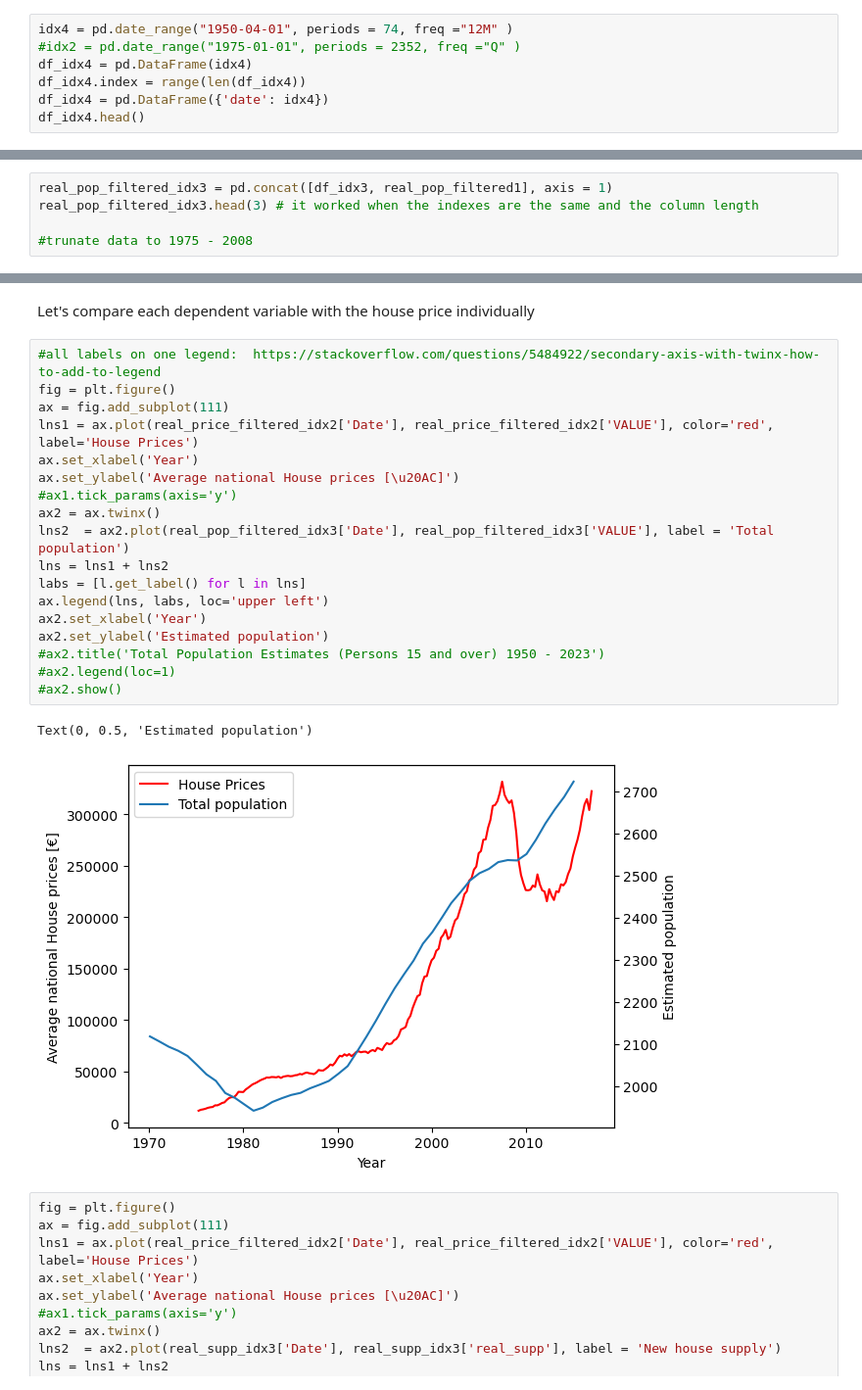
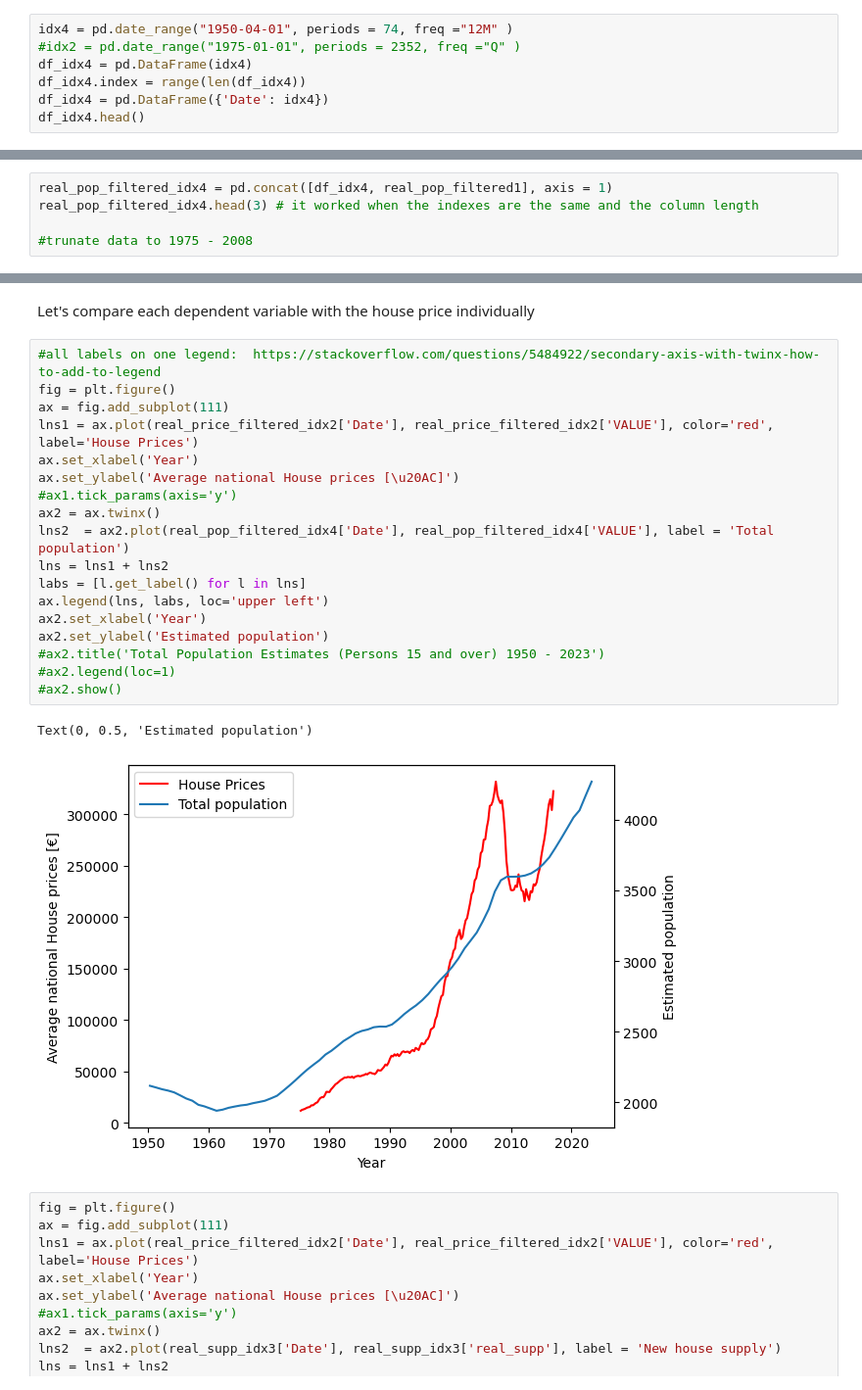
Before and after one commit to shanekeenan/prog_data_analysis, a Jupyter notebook: project1/project1.ipynb, the cells around one changed output, grey strips where cells are left out. Shown at 98% size. Drawn from its saved outputs; the diff is of its cells as text.

```diff
--- a/project1/project1.ipynb
+++ b/project1/project1.ipynb
@@ -297,6 +358,6 @@ idx4 = pd.date_range("1950-04-01", periods = 74, freq ="12M" )
 #idx2 = pd.date_range("1975-01-01", periods = 2352, freq ="Q" )
 df_idx4 = pd.DataFrame(idx4)
 df_idx4.index = range(len(df_idx4))
-df_idx4 = pd.DataFrame({'date': idx4})
+df_idx4 = pd.DataFrame({'Date': idx4})
 df_idx4.head()
 # %% [output]
@@ -307,8 +368,8 @@ df_idx4.head()
 | 3 | 1953-04-30 |
 | 4 | 1954-04-30 |
 # %%
-real_pop_filtered_idx3 = pd.concat([df_idx3, real_pop_filtered1], axis = 1)
-real_pop_filtered_idx3.head(3) # it worked when the indexes are the same and the column length
+real_pop_filtered_idx4 = pd.concat([df_idx4, real_pop_filtered1], axis = 1)
+real_pop_filtered_idx4.head(3) # it worked when the indexes are the same and the column length
 
 #trunate data to 1975 - 2008
 # %% [output]
@@ -429,24 +491,24 @@ Let's compare each dependent variable with the house price individually
 # %%
 #all labels on one legend:  https://stackoverflow.com/questions/5484922/secondary-axis-with-twinx-how-to-add-to-legend
 fig = plt.figure()
 ax = fig.add_subplot(111)
 lns1 = ax.plot(real_price_filtered_idx2['Date'], real_price_filtered_idx2['VALUE'], color='red', label='House Prices')
 ax.set_xlabel('Year')
 ax.set_ylabel('Average national House prices [\u20AC]')
 #ax1.tick_params(axis='y')
 ax2 = ax.twinx()
-lns2  = ax2.plot(real_pop_filtered_idx3['Date'], real_pop_filtered_idx3['VALUE'], label = 'Total population')
+lns2  = ax2.plot(real_pop_filtered_idx4['Date'], real_pop_filtered_idx4['VALUE'], label = 'Total population')
 lns = lns1 + lns2
 labs = [l.get_label() for l in lns]
 ax.legend(lns, labs, loc='upper left')
 ax2.set_xlabel('Year')
 ax2.set_ylabel('Estimated population')
 #ax2.title('Total Population Estimates (Persons 15 and over) 1950 - 2023')
 #ax2.legend(loc=1)
 #ax2.show()
 # %% [output]
 Text(0, 0.5, 'Estimated population')
-[figure, old version]
+[figure, new version]
 # %%
 fig = plt.figure()
 ax = fig.add_subplot(111)
```
Also changed, not shown: parts of 25 cells of this notebook, 1 other file.
